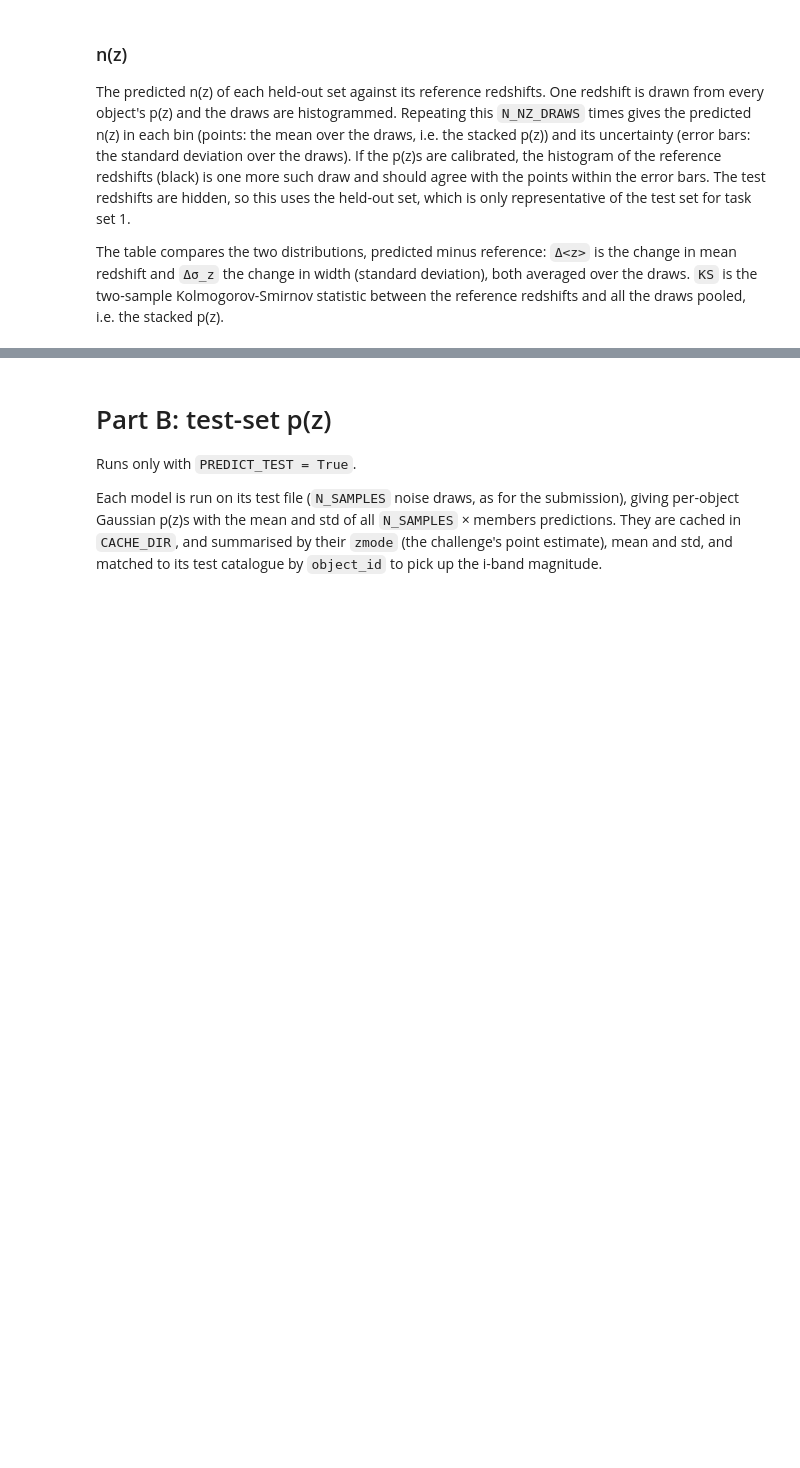
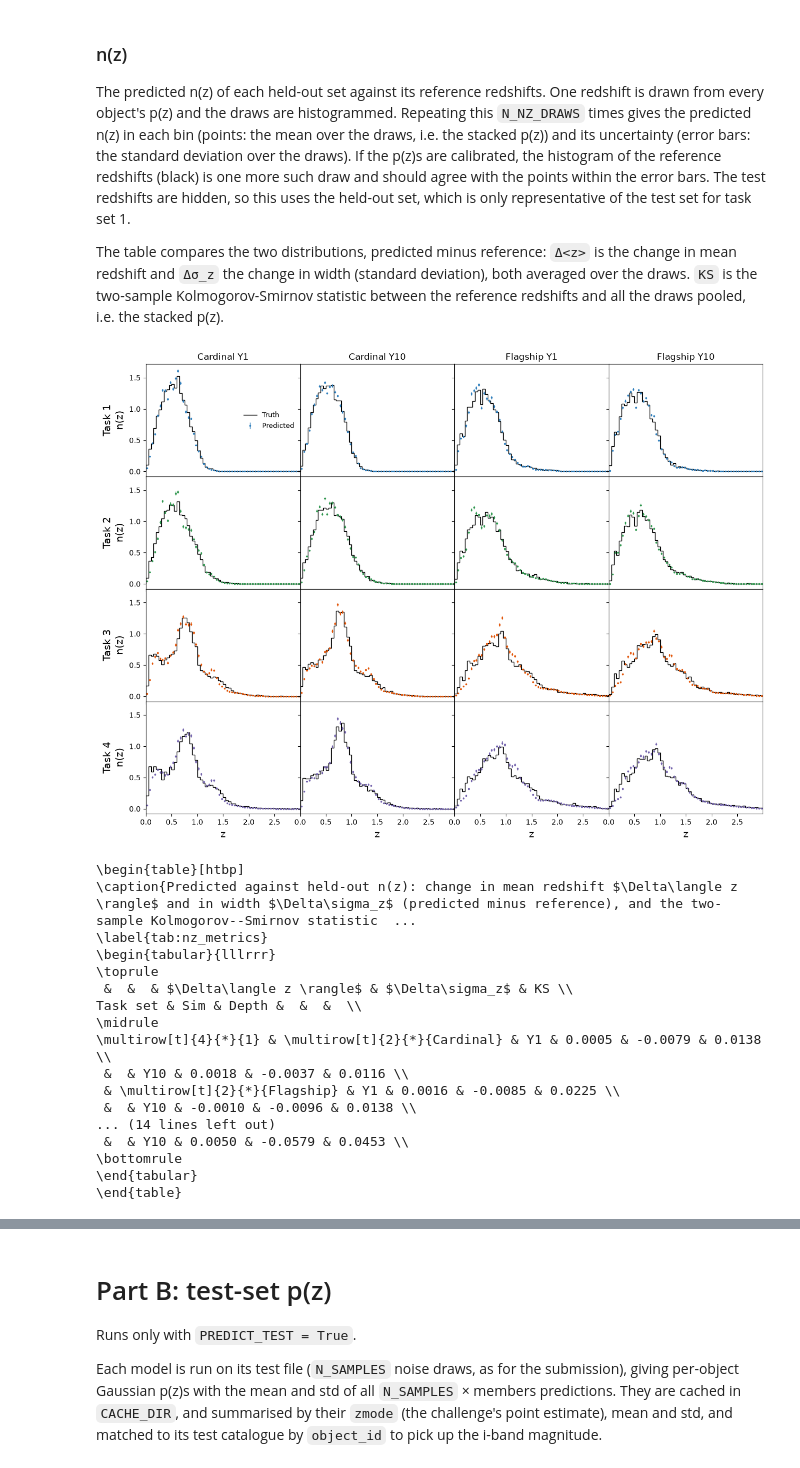
Before and after one commit to JaimeRZP/mlpz_cnn_deepset, a Jupyter notebook: pz_challenge_results.ipynb, the cells around one changed output, grey strips where cells are left out. Saved outputs shown, nothing was run; the diff lists cells and outputs as text; code cells hidden in the pictures; blank space fills up the shorter version.

```diff
--- a/pz_challenge_results.ipynb
+++ b/pz_challenge_results.ipynb
@@ -325,62 +391,56 @@ The table compares the two distributions, predicted minus reference: `Δ<z>` is
 # %%
-from matplotlib.ticker import MaxNLocator
-from scipy.stats import ks_2samp
-
-NZ_BINS = np.linspace(0, 3, 61)
-NZ_CENTRES = 0.5 * (NZ_BINS[1:] + NZ_BINS[:-1])
-N_NZ_DRAWS = 500
-nz_rng = np.random.default_rng(NOISE_SEED)
-
-
-def nz_hist(z):
-    # n(z) normalised over all objects, so draws outside NZ_BINS (e.g. z < 0) lower it rather than being dropped
-    return np.histogram(z, NZ_BINS)[0] / (len(z) * np.diff(NZ_BINS))
-
-
-nz_pred, nz_true, nz_metrics = {}, {}, {}
-for c, h in heldout.items():
-    z_draws = h["pz"].rvs(size=N_NZ_DRAWS, random_state=nz_rng)  # (objects, draws)
-    nz_pred[c] = np.stack([nz_hist(zd) for zd in z_draws.T])
-    nz_true[c] = nz_hist(h["z_ref"])
-    nz_metrics[c] = {
-        "Δ<z>": z_draws.mean(axis=0).mean() - h["z_ref"].mean(),
-        "Δσ_z": z_draws.std(axis=0).mean() - h["z_ref"].std(),
-        "KS": ks_2samp(h["z_ref"], z_draws.ravel()).statistic,
-    }
-
 fig, axes = plt.subplots(4, 4, figsize=(15, 11), sharex=True, sharey=True, gridspec_kw=dict(hspace=0, wspace=0))
 for row, taskset in enumerate(TASKSETS):
     for col, (sim, scenario) in enumerate(itertools.product(SIMS, SCENARIOS)):
         ax = axes[row, col]
         c = (taskset, sim, scenario)
-        ax.stairs(nz_true[c], NZ_BINS, color="k", lw=1.0, label="held-out z_ref")
-        ax.errorbar(NZ_CENTRES, nz_pred[c].mean(axis=0), nz_pred[c].std(axis=0), fmt="o", ms=3, lw=1, capsize=0,
-                    color=COLORS[taskset], label="predicted")
+        ax.stairs(nz_true[c], NZ_BINS, color="k", lw=1.0, label="Truth")
+        ax.errorbar(NZ_CENTRES, nz_pred[c].mean(axis=0), nz_pred[c].std(axis=0), fmt=".", ms=3, lw=1, capsize=0,
+                    color=COLORS[taskset], label="Predicted")
         m = nz_metrics[c]
-        ax.text(0.97, 0.92, f"Δ<z> {m['Δ<z>']:+.4f}\nΔσ_z {m['Δσ_z']:+.4f}\nKS {m['KS']:.3f}",
-                transform=ax.transAxes, ha="right", va="top", fontsize=9)
+        #ax.text(0.97, 0.92, f"Δ<z> {m['Δ<z>']:+.4f}\nΔσ_z {m['Δσ_z']:+.4f}\nKS {m['KS']:.3f}",
+        #        transform=ax.transAxes, ha="right", va="top", fontsize=9)
         if row == 0:
             ax.set_title(label(sim, scenario), fontsize=12)
         if col == 0:
-            ax.set_ylabel(f"TS{taskset}\nn(z)")
+            ax.set_ylabel(f"Task {taskset}\nn(z)")
         if row == 3:
             ax.set_xlabel("z")
 axes[0, 0].legend(fontsize=9, frameon=False, loc="center right")
 # with no gaps, keep the ticks off the panel edges so labels of neighbouring panels do not touch
 axes[0, 0].set_xlim(0, 3)
 axes[0, 0].set_xticks(np.arange(0, 3, 0.5))
 axes[0, 0].yaxis.set_major_locator(MaxNLocator(nbins=4, prune="upper"))
 save(fig, "nz_heldout")
 plt.show()
 
 nz_table = pd.DataFrame.from_dict(nz_metrics, orient="index")
 nz_table.index.names = table.index.names
 save_latex(
     nz_table,
     "nz_metrics",
     {"Δ<z>": r"$\Delta\langle z \rangle$", "Δσ_z": r"$\Delta\sigma_z$", "KS": r"KS"},
     r"Predicted against held-out n(z): change in mean redshift $\Delta\langle z \rangle$ and in width $\Delta\sigma_z$ "
     r"(predicted minus reference), and the two-sample Kolmogorov--Smirnov statistic between the reference redshifts and "
     r"redshifts drawn from the p(z)s.",
 )
 nz_table.round(4)
+# %% [output]
+[figure, added]
+\begin{table}[htbp]
+\caption{Predicted against held-out n(z): change in mean redshift $\Delta\langle z \rangle$ and in width $\Delta\sigma_z$ (predicted minus reference), and the two-sample Kolmogorov--Smirnov statistic  ...
+\label{tab:nz_metrics}
+\begin{tabular}{lllrrr}
+\toprule
+ &  &  & $\Delta\langle z \rangle$ & $\Delta\sigma_z$ & KS \\
+Task set & Sim & Depth &  &  &  \\
+\midrule
+\multirow[t]{4}{*}{1} & \multirow[t]{2}{*}{Cardinal} & Y1 & 0.0005 & -0.0079 & 0.0138 \\
+ &  & Y10 & 0.0018 & -0.0037 & 0.0116 \\
+ & \multirow[t]{2}{*}{Flagship} & Y1 & 0.0016 & -0.0085 & 0.0225 \\
+ &  & Y10 & -0.0010 & -0.0096 & 0.0138 \\
+... (14 lines left out)
+ &  & Y10 & 0.0050 & -0.0579 & 0.0453 \\
+\bottomrule
+\end{tabular}
+\end{table}
```
Also changed, not shown: parts of 8 cells of this notebook.
